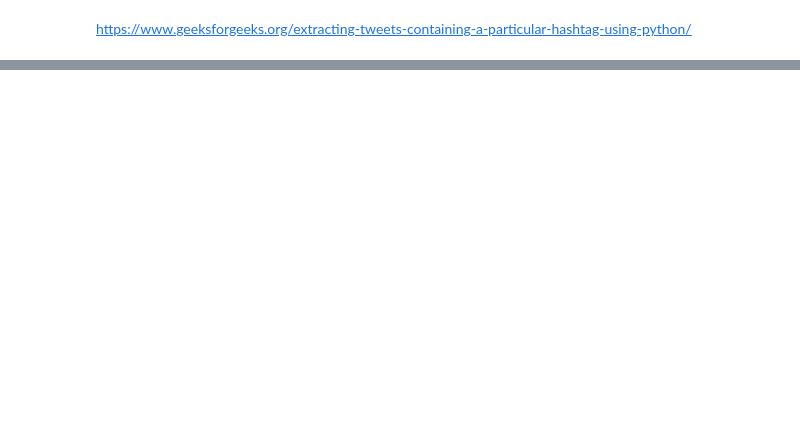
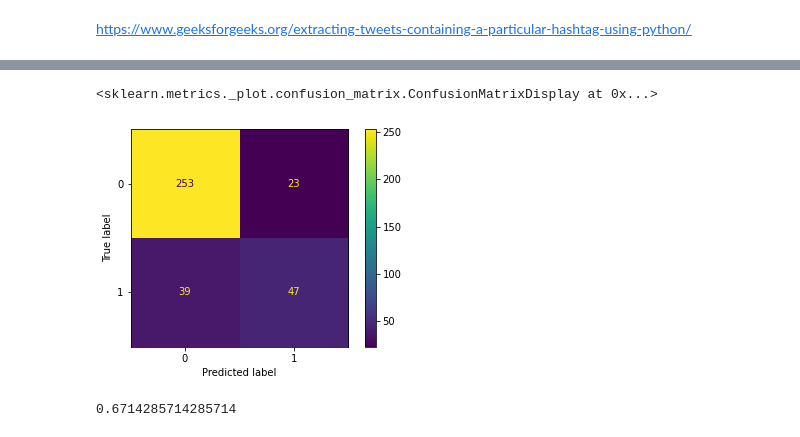
Before and after one commit to ajgeglio/Text-Mining-and-Classification-of-Twitter-Data, a Jupyter notebook: Main.ipynb, the cells around one changed output, grey strips where cells are left out. Cells and saved outputs as stored; diff of their text form; code cells hidden in the pictures; blank space fills up the shorter version.

```diff
--- a/Main.ipynb
+++ b/Main.ipynb
@@ -487,0 +243,7 @@ plt.xticks(rotation = 90)
+# %%
+# Compile into one dataframe
+df1 = pd.DataFrame()
+for pkl_fil, n_samp in zip(file_list, sample_counts):
+    tweets = load_tweets(pkl_fil)
+    df2 = make_tweet_df(tweets)[0:n_samp]
+    df1 = pd.concat([df1,df2], ignore_index=True)
@@ -487,0 +320,11 @@ plt.xticks(rotation = 90)
+# %%
+# Create X and y data sets
+Corpus = df1.text
+y = np.zeros(len(Corpus), int)
+y[fidx] = 1
+# check the unique counts in y and make sure they
+# coincide with the index created above
+noevent_count = np.unique(y, return_counts=True)[1][0]
+event_count = np.unique(y, return_counts=True)[1][1]
+print(noevent_count == len(ridx))
+print(event_count == len(fidx))
@@ -487,0 +348,8 @@ plt.xticks(rotation = 90)
+# %%
+# Split to train and text before any text processing because som involved
+# scaling ie. tf-idf
+# Since the class is unbalances, stratify y
+from sklearn.model_selection import train_test_split
+Corpus_train, Corpus_test, y_train, y_test = train_test_split(Corpus, y,
+                                                    test_size = 0.2,
+                                                    stratify=y, random_state=2)
@@ -487,0 +371,4 @@ plt.xticks(rotation = 90)
+# %%
+nltk.download('stopwords')
+# check stopwords
+stop_words = stopwords.words('english')
@@ -487,0 +554,18 @@ plt.xticks(rotation = 90)
+# %%
+y_hat = grid.predict(X_test)
+cm = confusion_matrix(y_test, y_hat, labels=grid.classes_)
+disp = ConfusionMatrixDisplay(confusion_matrix=cm,
+                              display_labels=grid.classes_)
+tn, fp, fn, tp = cm.ravel()
+recall = tp/(tp+fn)
+precision = tp/(tp+fp)
+acc = (tp+tn)/(tn+ fp+ fn+ tp)
+
+disp.plot()
+# %% [output]
+<sklearn.metrics._plot.confusion_matrix.ConfusionMatrixDisplay at 0x...>
+[figure, added]
+# %%
+precision
+# %% [output]
+0.6714285714285714
```
Also changed, not shown: parts of 75 cells of this notebook.
